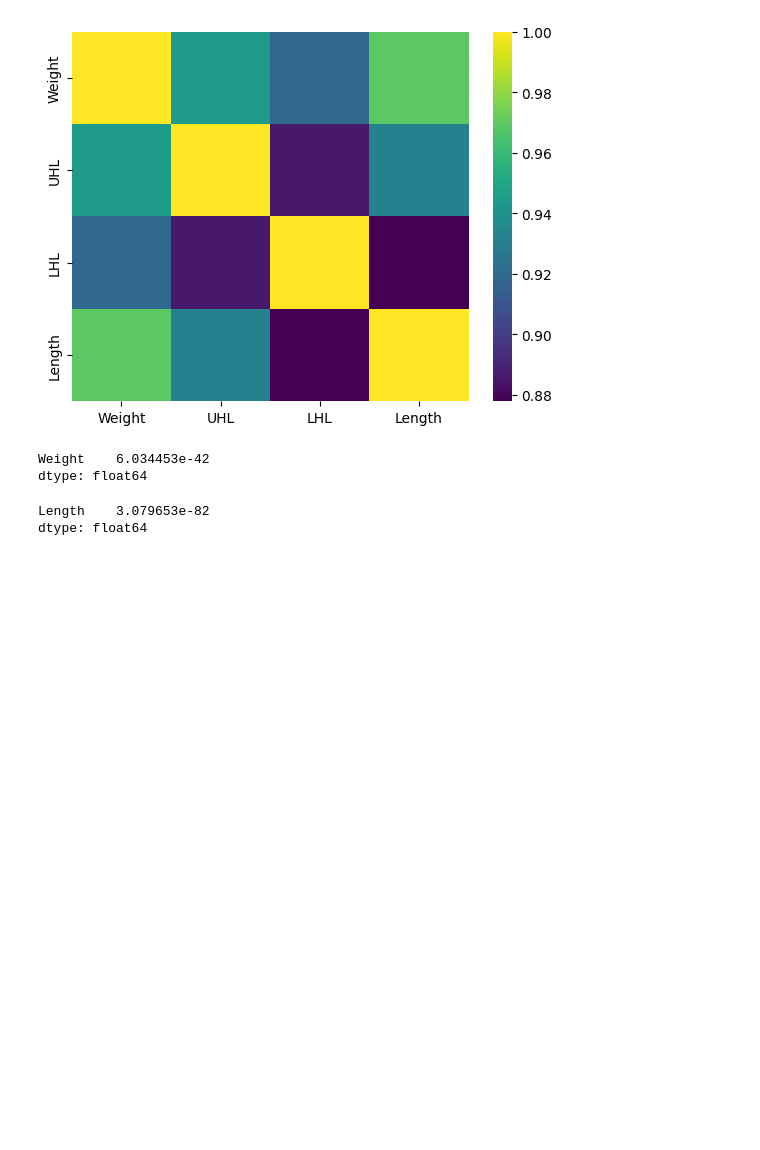
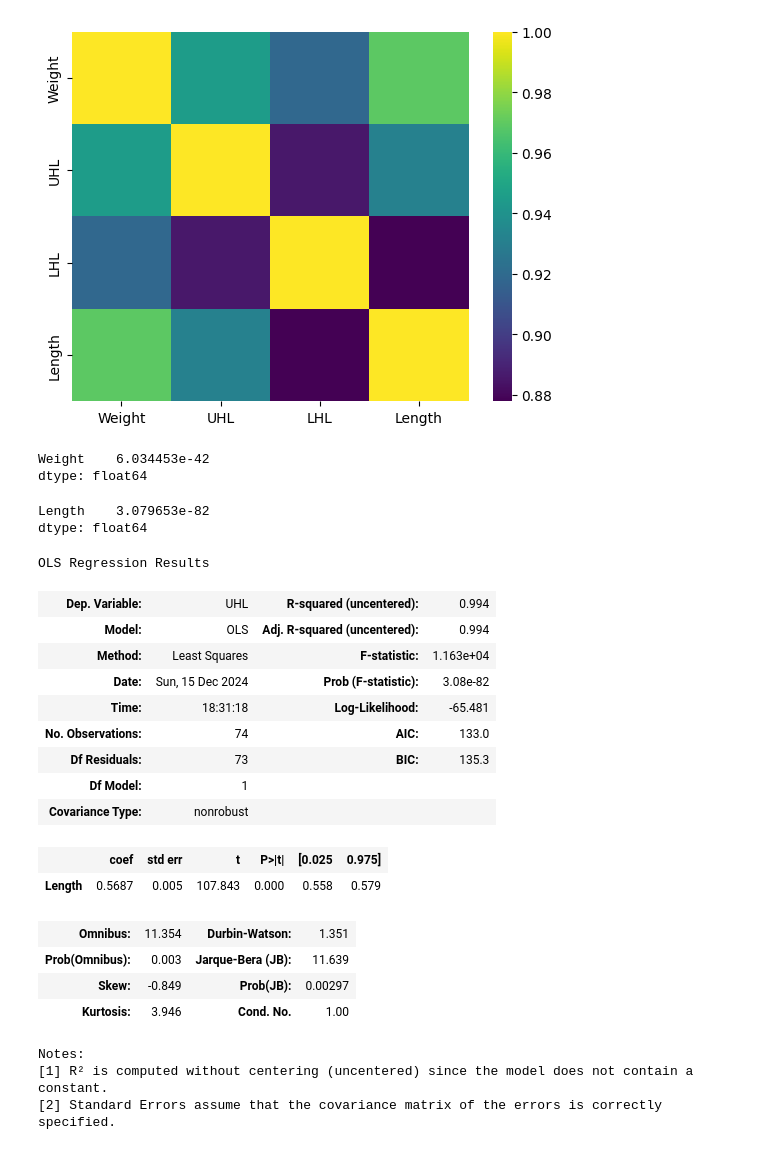
Before and after one commit to toastershock/Python-example-files, a Jupyter notebook: Beak_regression.ipynb, the cells around one changed output. Cells and saved outputs as stored; diff of their text form; code cells hidden in the pictures; blank space fills up the shorter version.

```diff
--- a/Beak_regression.ipynb
+++ b/Beak_regression.ipynb
@@ -147,3 +147,25 @@ model.pvalues
 # %% [output]
 Length    3.079653e-82
 dtype: float64
+# %%
+model.summary()
+# %% [output]
+OLS Regression Results
+| Dep. Variable: | UHL | R-squared (uncentered): | 0.994 |
+| Model: | OLS | Adj. R-squared (uncentered): | 0.994 |
+| Method: | Least Squares | F-statistic: | 1.163e+04 |
+| Date: | Sun, 15 Dec 2024 | Prob (F-statistic): | 3.08e-82 |
+| Time: | 18:31:18 | Log-Likelihood: | -65.481 |
+| No. Observations: | 74 | AIC: | 133.0 |
+| Df Residuals: | 73 | BIC: | 135.3 |
+| Df Model: | 1 |  |  |
+| Covariance Type: | nonrobust |  |  |
+|  | coef | std err | t | P>|t| | [0.025 | 0.975] |
+| Length | 0.5687 | 0.005 | 107.843 | 0.000 | 0.558 | 0.579 |
+| Omnibus: | 11.354 | Durbin-Watson: | 1.351 |
+| Prob(Omnibus): | 0.003 | Jarque-Bera (JB): | 11.639 |
+| Skew: | -0.849 | Prob(JB): | 0.00297 |
+| Kurtosis: | 3.946 | Cond. No. | 1.00 |
+Notes:
+[1] R² is computed without centering (uncentered) since the model does not contain a constant.
+[2] Standard Errors assume that the covariance matrix of the errors is correctly specified.
```
Also changed, not shown: parts of 3 cells of this notebook, 1 other file.
